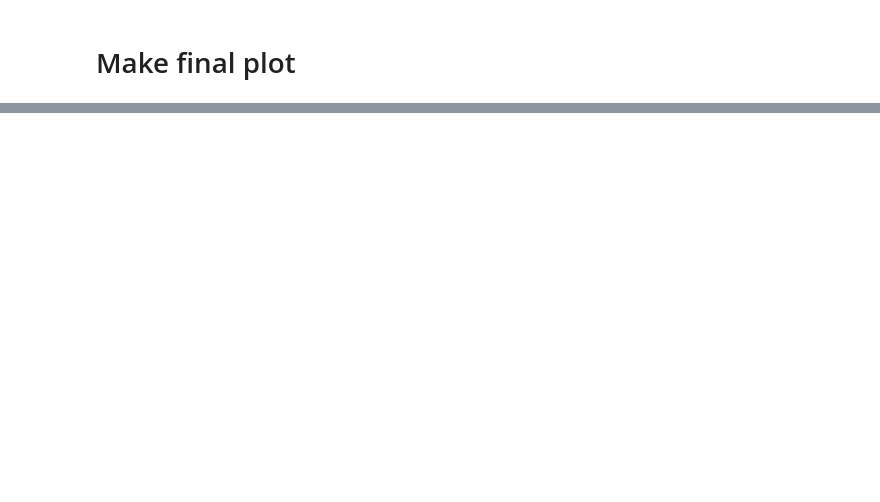
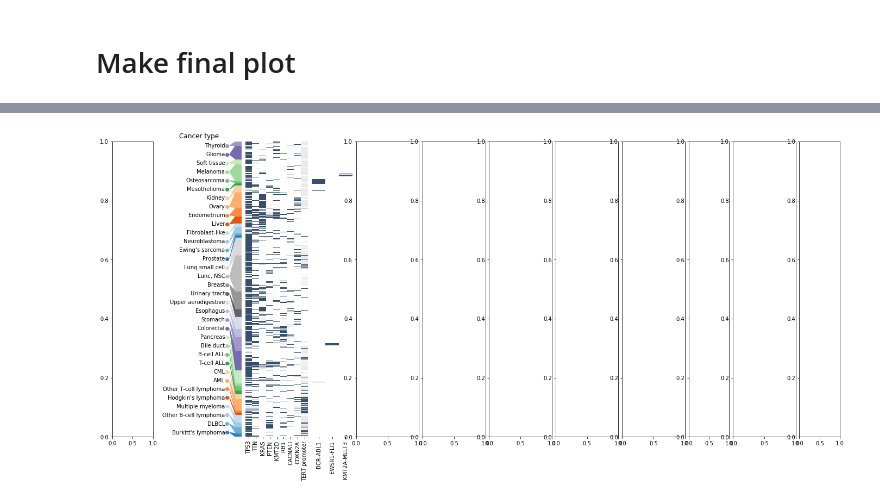
Before and after one commit to kevinhu/ccle-2019-analysis, a Jupyter notebook: notebooks/figure1_overview.ipynb, the cells around one changed output, grey strips where cells are left out. Cells and saved outputs as stored; diff of their text form; code cells hidden in the pictures; blank space fills up the shorter version.

```diff
--- a/notebooks/figure1_overview.ipynb
+++ b/notebooks/figure1_overview.ipynb
@@ -308,0 +397,42 @@ unique_types
+# %%
+plt.figure(figsize=(24, 10))
+
+spine_color = "grey"
+
+axes_widths = [2, # dendrogram
+               4, # subtypes
+               3, # mutations
+               2, # fusions
+               3, # copy number
+               3, # methylation
+               3, # mRNA expression
+               3, # splicing
+               3, # miRNA
+               2, # chromatin profiling
+               3, # RPPA
+               2, # MSI+ploidy+ancestry
+              ]
+total_width = sum(axes_widths)
+
+cumulative_widths = [sum(axes_widths[:x]) for x in range(len(axes_widths))]
+
+axes = [plt.subplot2grid((1,total_width), (0,cumulative_widths[x]),
+                         colspan=axes_widths[x]) for x in range(len(axes_widths))]
+
+# axes = axes[::-1]
+
+ax = axes[1]
+plot_all_subtypes(ax)
+
+# plot_clustered(merged_all[select_copynumber.columns],axes[4],"Copy\nnumber")
+# plot_clustered(merged_all[select_meth.columns],axes[5],"DNA\nmethylation")
+# plot_clustered(merged_all[select_genex.columns],axes[6],"mRNA\nexpression")
+# plot_clustered(merged_all[select_exonusage.columns],axes[7],"Alternative\nsplicing")
+# plot_clustered(merged_all[select_mirna.columns],axes[8],"miRNA\nexpression")
+# plot_clustered(merged_all[select_chromatin.columns],axes[9],"Chromatin\nprofiling")
+# plot_clustered(merged_all[select_rppa.columns],axes[10],"Protein\n(RPPA)")
+
+# plot_mutations(axes[2])
+# plot_fusions(axes[3])
+# %% [output]
+[figure, added]
```
Also changed, not shown: parts of 18 cells of this notebook.
